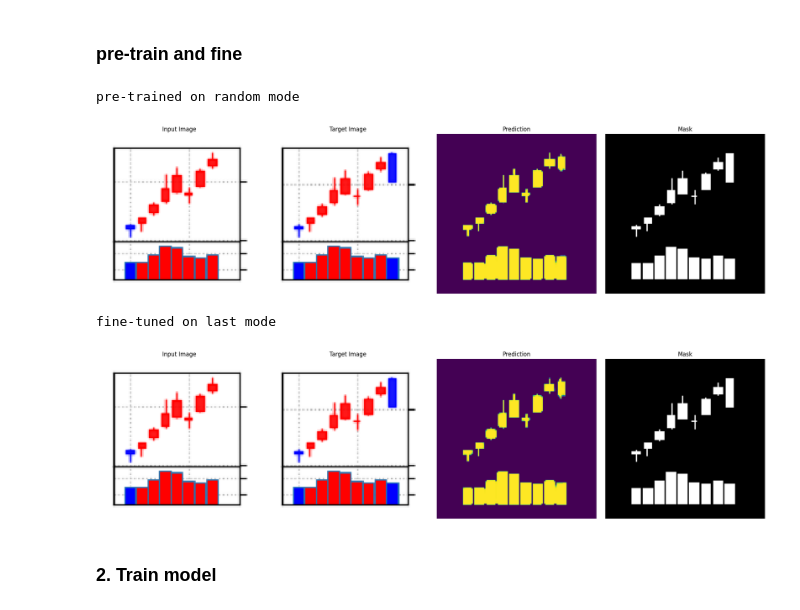
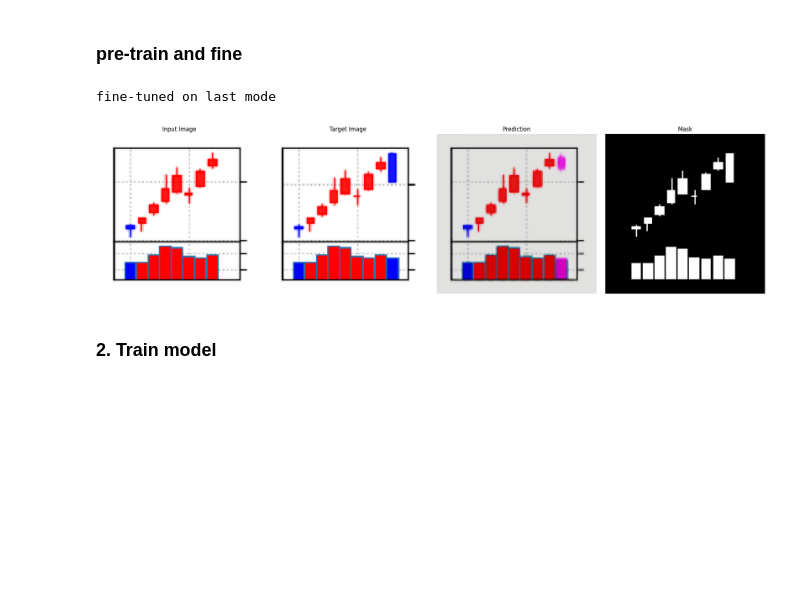
Before and after one commit to yeeca0101/fi_homework, a Jupyter notebook: infer.ipynb, the cells around one changed output. Saved outputs shown, nothing was run; the diff lists cells and outputs as text; code cells hidden in the pictures; blank space fills up the shorter version.

```diff
--- a/infer.ipynb
+++ b/infer.ipynb
@@ -130,21 +130,19 @@ evaluate_and_visualize(model, sample, checkpoint_path_2, idx=1)
 # %%
 # pre
 checkpoint_path_pre = '/workspace/fi_homework/checkpoint/attnv4/ssim/all_mask_ramdom_pre/0_473_0.8451.pth'
 # fine
 checkpoint_path = '/workspace/fi_homework/attnv4/ssim/all_mask_ramdom_pre/finetune/ssim/all_mask_ramdom_pre/0_269_0.8376.pth'
 # 113 320 92 60 71 56 58
 idx= 48
 sample = test_dataset.__getitem__(idx)
 model = get_model(3,3,'dropblock',0.2,act=None,v='attnv4')
-print('pre-trained on random mode')
-evaluate_and_visualize(model, sample, checkpoint_path_pre, idx=1)
+# print('pre-trained on random mode')
+# evaluate_and_visualize(model, sample, checkpoint_path_pre, idx=1)
 print('fine-tuned on last mode')
-evaluate_and_visualize(model, sample, checkpoint_path, idx=1)
+evaluate_and_visualize(model, sample, checkpoint_path, idx=0)
 # %% [output]
-pre-trained on random mode
+fine-tuned on last mode
-[figure, old version]
+[figure, new version]
-fine-tuned on last mode
-[figure, removed]
 # %% [markdown]
 ### 2. Train model
 # %%
```
